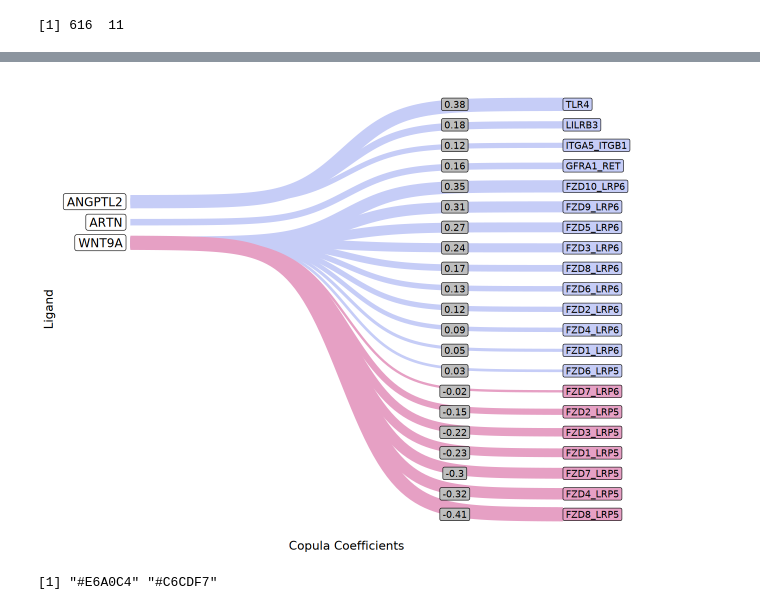
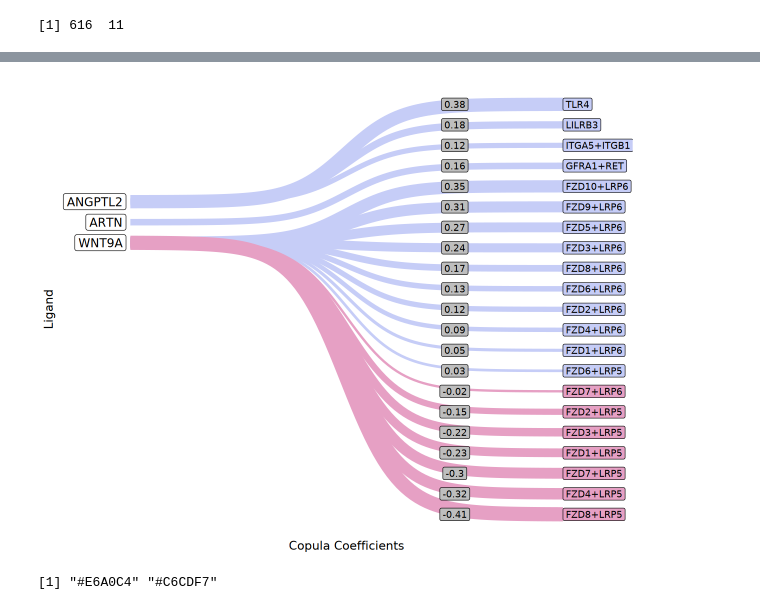
Before and after one commit to raphael-group/copulacci, a Jupyter notebook: notebook/examples/visium_human_BRCA/R_plots.ipynb, the cells around one changed output, grey strips where cells are left out. Saved outputs shown, nothing was run; the diff lists cells and outputs as text; code cells hidden in the pictures.

```diff
--- a/notebook/examples/visium_human_BRCA/R_plots.ipynb
+++ b/notebook/examples/visium_human_BRCA/R_plots.ipynb
@@ -127,40 +128,41 @@ df = tmp.subset |> arrange(desc(copula_coeff)) |>
     ## add x-coordinates
     mutate(from_x = 0,
            to_x = 10) |>
+    mutate(receptor = gsub("_","+", receptor)) |>
     ## give each from-out instruction a unique id
     mutate(idx = row_number())
 
 df |>
     ggplot(aes(x = from_x , xend = to_x, y = from_y, yend = to_y, group = idx)) +
     ## edges as sigmoid curves with line type
     geom_sigmoid(aes(linewidth=abs(copula_coeff),color=line_color)) +
     # to/from nodes
     scale_y_reverse() +
     geom_label(
         data = df %>% distinct(ligand, .keep_all = TRUE),
         aes(
         x = from_x-0.1,
         label=ligand),size=5,hjust = 1) +
     #geom_label(aes(x = from_x - 0.5, y = to_y, label=receptor),hjust = 1) +
     geom_label(aes(x = to_x , y = to_y, label=receptor, fill = value_case),hjust = 0) +
     # edge labels
     geom_label(data = df,
                aes(x = (((from_x + to_x) / 2) + to_x) / 2,
                    y = to_y,
                    label = round(copula_coeff,2)),
                fill = "gray") +
     scale_fill_manual(values = wesanderson::wes_palette(n = 2, name = "GrandBudapest2")) +
     scale_color_manual(values = wesanderson::wes_palette(n = 2, name = "GrandBudapest2")) +
     cowplot::theme_minimal_grid(font_size = 14, line_size = 0) +
     theme(legend.position = "none",
           panel.grid.major = element_blank(),
           axis.text.y = element_blank(),
           axis.text.x = element_blank()
         ) +
     scale_x_continuous(limits = c(-1, 11)) +
     labs(x = "Copula Coefficients", y = 'Ligand', fill = "Target", fontface="Source")
 # %% [output]
-[figure, old version]
+[figure, new version]
 # %%
 wesanderson::wes_palette(n = 2, name = "GrandBudapest2")[c(1,2)]
 # %% [output]
```
Also changed, not shown: parts of 1 cell of this notebook, 7 other files.
